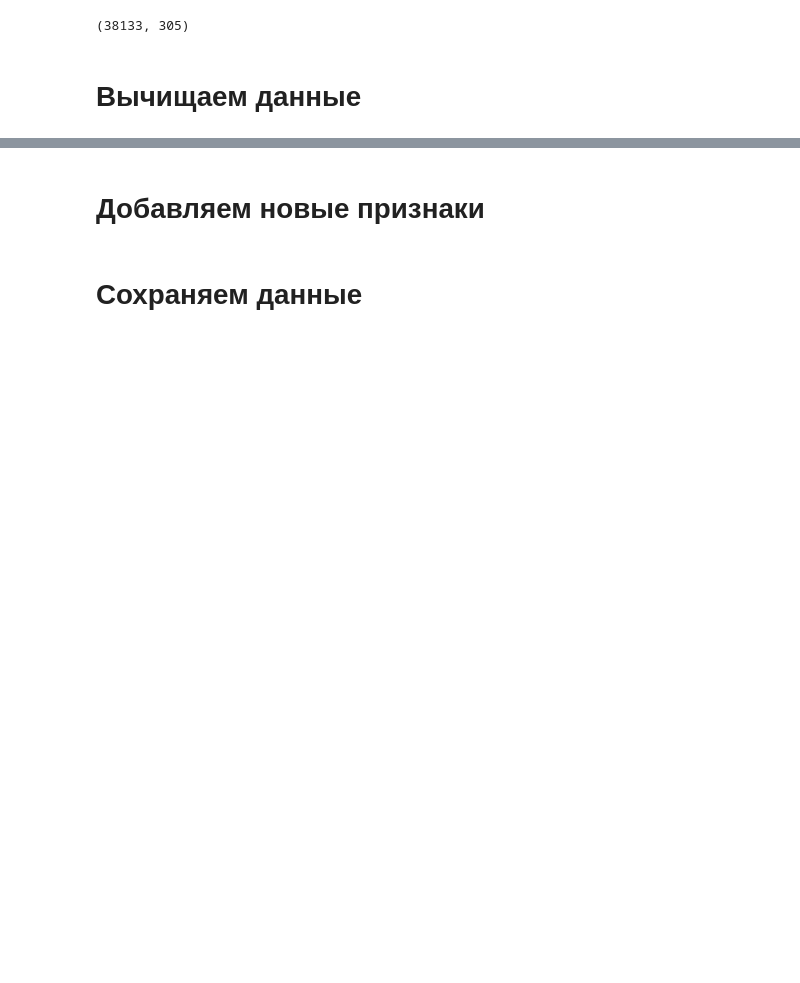
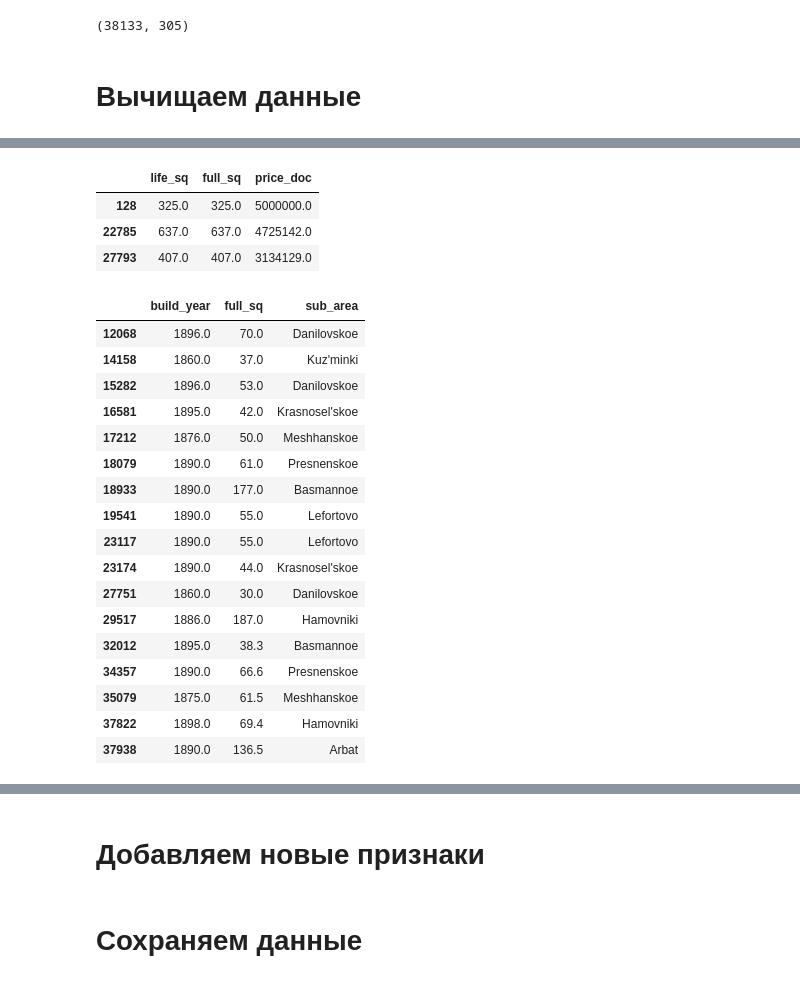
Before and after one commit to matroshenko/SberbankRussianHousingMarket, a Jupyter notebook: PreprocessData.ipynb, the cells around one changed output, grey strips where cells are left out. Cells and saved outputs as stored; diff of their text form; code cells hidden in the pictures; blank space fills up the shorter version.

```diff
--- a/PreprocessData.ipynb
+++ b/PreprocessData.ipynb
@@ -96,0 +172,11 @@ df_all.ix[bad_index, "state"] = np.NaN
+# %%
+bad_index = df_all[df_all.kitch_sq <= 1].index
+df_all.ix[bad_index, "kitch_sq"] = np.NaN
+# %%
+bad_index = df_all[df_all.life_sq > 300].index
+df_all.ix[bad_index, ["life_sq", "full_sq", 'price_doc']]
+# %% [output]
+|  | life_sq | full_sq | price_doc |
+| 128 | 325.0 | 325.0 | 5000000.0 |
+| 22785 | 637.0 | 637.0 | 4725142.0 |
+| 27793 | 407.0 | 407.0 | 3134129.0 |
@@ -96,0 +197,23 @@ df_all.ix[bad_index, "state"] = np.NaN
+# %%
+# Хз, ошибки это или нет. Пока оставляю, как есть.
+bad_index = df_all[df_all.build_year < 1900].index
+df_all.ix[bad_index, ['build_year', 'full_sq', 'sub_area']]
+# %% [output]
+|  | build_year | full_sq | sub_area |
+| 12068 | 1896.0 | 70.0 | Danilovskoe |
+| 14158 | 1860.0 | 37.0 | Kuz'minki |
+| 15282 | 1896.0 | 53.0 | Danilovskoe |
+| 16581 | 1895.0 | 42.0 | Krasnosel'skoe |
+| 17212 | 1876.0 | 50.0 | Meshhanskoe |
+| 18079 | 1890.0 | 61.0 | Presnenskoe |
+| 18933 | 1890.0 | 177.0 | Basmannoe |
+| 19541 | 1890.0 | 55.0 | Lefortovo |
+| 23117 | 1890.0 | 55.0 | Lefortovo |
+| 23174 | 1890.0 | 44.0 | Krasnosel'skoe |
+| 27751 | 1860.0 | 30.0 | Danilovskoe |
+| 29517 | 1886.0 | 187.0 | Hamovniki |
+| 32012 | 1895.0 | 38.3 | Basmannoe |
+| 34357 | 1890.0 | 66.6 | Presnenskoe |
+| 35079 | 1875.0 | 61.5 | Meshhanskoe |
+| 37822 | 1898.0 | 69.4 | Hamovniki |
+| 37938 | 1890.0 | 136.5 | Arbat |
```
Also changed, not shown: parts of 22 cells of this notebook.
